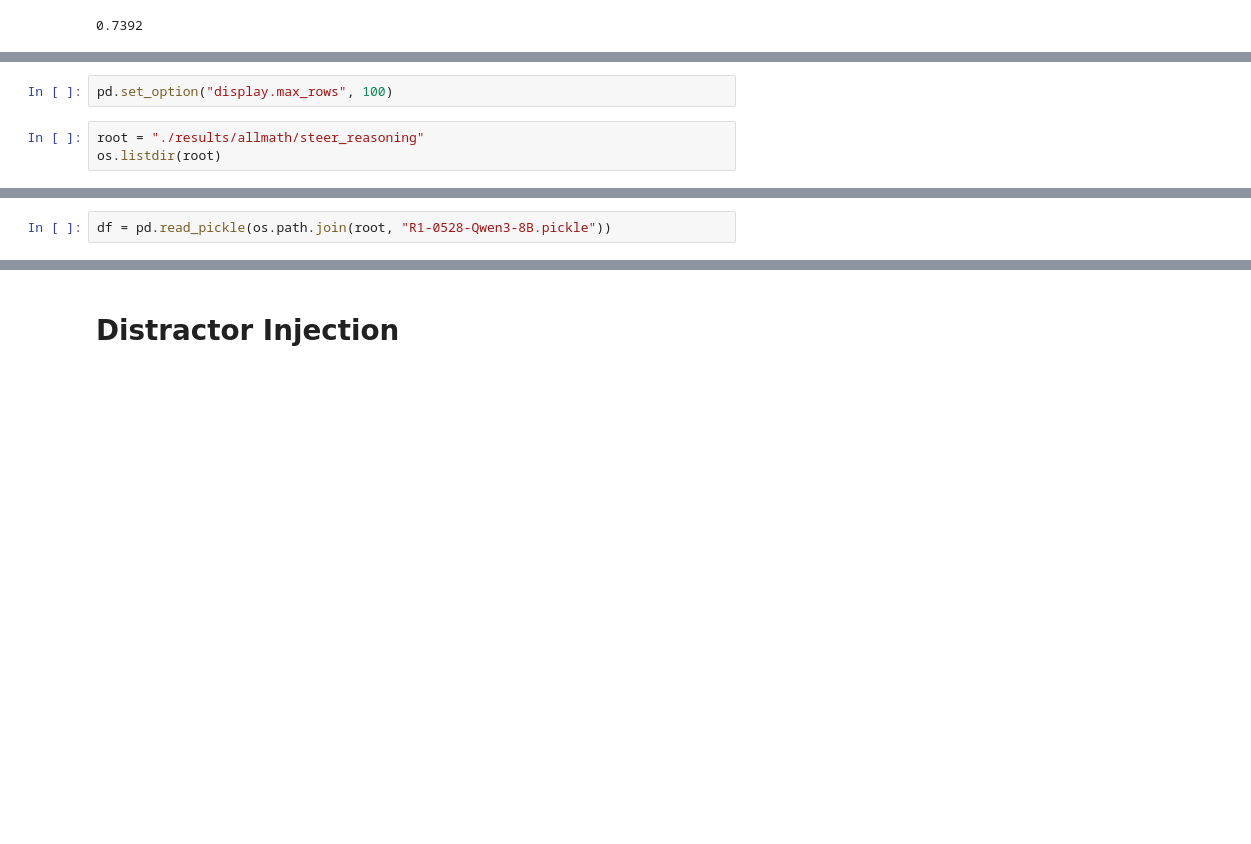
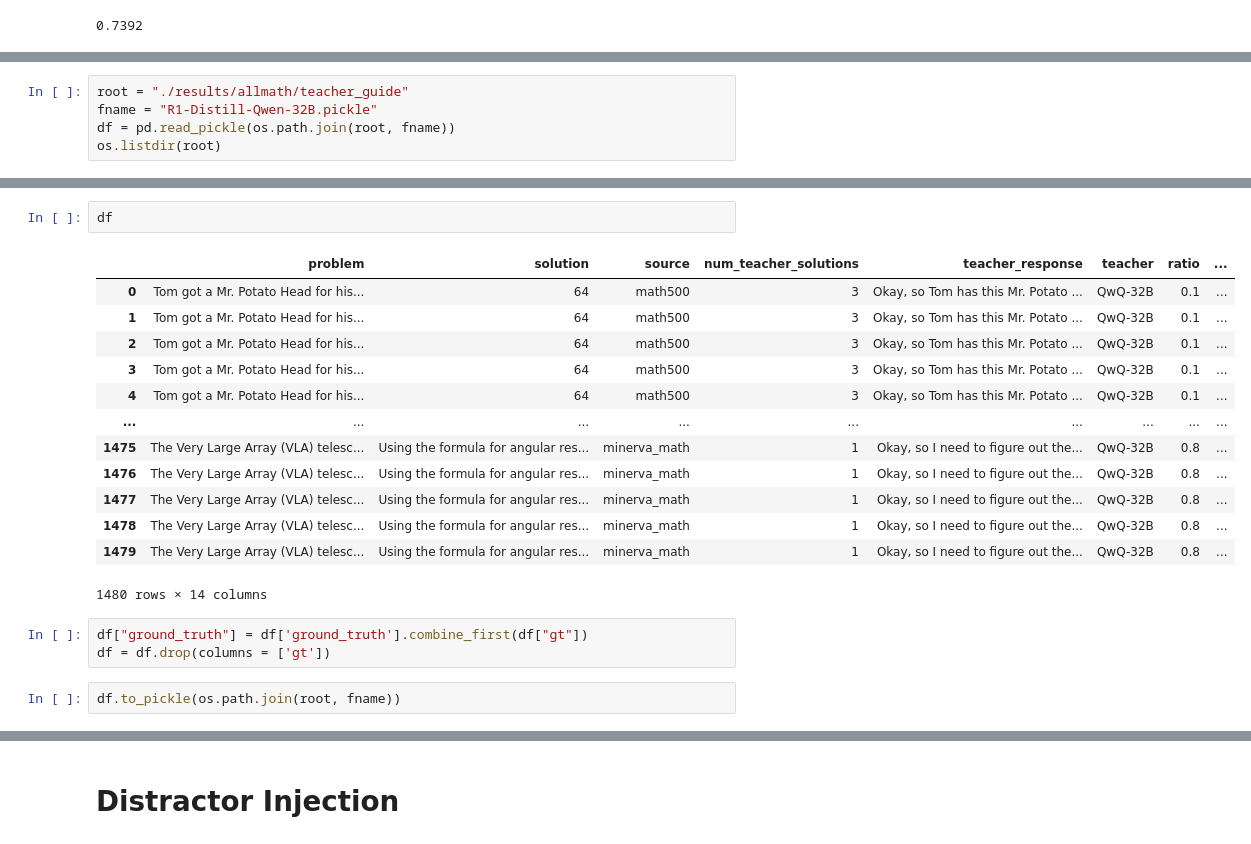
Before and after one commit to Aochong-Li/perturb-r, a Jupyter notebook: notebook/math/benchmark_eval.ipynb, the cells around one changed output, grey strips where cells are left out. Saved outputs shown, nothing was run; the diff lists cells and outputs as text; blank space fills up the shorter version.

```diff
--- a/notebook/math/benchmark_eval.ipynb
+++ b/notebook/math/benchmark_eval.ipynb
@@ -409,6 +405,6 @@ df['model_is_correct'].mean()
-# %%
-pd.set_option("display.max_rows", 100)
 # %%
-root = "./results/allmath/steer_reasoning"
+root = "./results/allmath/teacher_guide"
+fname = "R1-Distill-Qwen-32B.pickle"
+df = pd.read_pickle(os.path.join(root, fname))
 os.listdir(root)
 # %% [output]
@@ -426,2 +415,0 @@ os.listdir(root)
-# %%
-df = pd.read_pickle(os.path.join(root, "R1-0528-Qwen3-8B.pickle"))
@@ -465,0 +416,21 @@ df[(df['steer_source']=="correct") & (df["solve_n"]==3) & (df["ratio"]==0.6)]
+# %%
+df
+# %% [output]
+|  | problem | solution | source | num_teacher_solutions | teacher_response | teacher | ratio | ... |
+| 0 | Tom got a Mr. Potato Head for his... | 64 | math500 | 3 | Okay, so Tom has this Mr. Potato ... | QwQ-32B | 0.1 | ... |
+| 1 | Tom got a Mr. Potato Head for his... | 64 | math500 | 3 | Okay, so Tom has this Mr. Potato ... | QwQ-32B | 0.1 | ... |
+| 2 | Tom got a Mr. Potato Head for his... | 64 | math500 | 3 | Okay, so Tom has this Mr. Potato ... | QwQ-32B | 0.1 | ... |
+| 3 | Tom got a Mr. Potato Head for his... | 64 | math500 | 3 | Okay, so Tom has this Mr. Potato ... | QwQ-32B | 0.1 | ... |
+| 4 | Tom got a Mr. Potato Head for his... | 64 | math500 | 3 | Okay, so Tom has this Mr. Potato ... | QwQ-32B | 0.1 | ... |
+| ... | ... | ... | ... | ... | ... | ... | ... | ... |
+| 1475 | The Very Large Array (VLA) telesc... | Using the formula for angular res... | minerva_math | 1 | Okay, so I need to figure out the... | QwQ-32B | 0.8 | ... |
+| 1476 | The Very Large Array (VLA) telesc... | Using the formula for angular res... | minerva_math | 1 | Okay, so I need to figure out the... | QwQ-32B | 0.8 | ... |
+| 1477 | The Very Large Array (VLA) telesc... | Using the formula for angular res... | minerva_math | 1 | Okay, so I need to figure out the... | QwQ-32B | 0.8 | ... |
+| 1478 | The Very Large Array (VLA) telesc... | Using the formula for angular res... | minerva_math | 1 | Okay, so I need to figure out the... | QwQ-32B | 0.8 | ... |
+| 1479 | The Very Large Array (VLA) telesc... | Using the formula for angular res... | minerva_math | 1 | Okay, so I need to figure out the... | QwQ-32B | 0.8 | ... |
+1480 rows × 14 columns
+# %%
+df["ground_truth"] = df['ground_truth'].combine_first(df["gt"])
+df = df.drop(columns = ['gt'])
+# %%
+df.to_pickle(os.path.join(root, fname))
```
Also changed, not shown: parts of 18 cells of this notebook, 15 other files.
